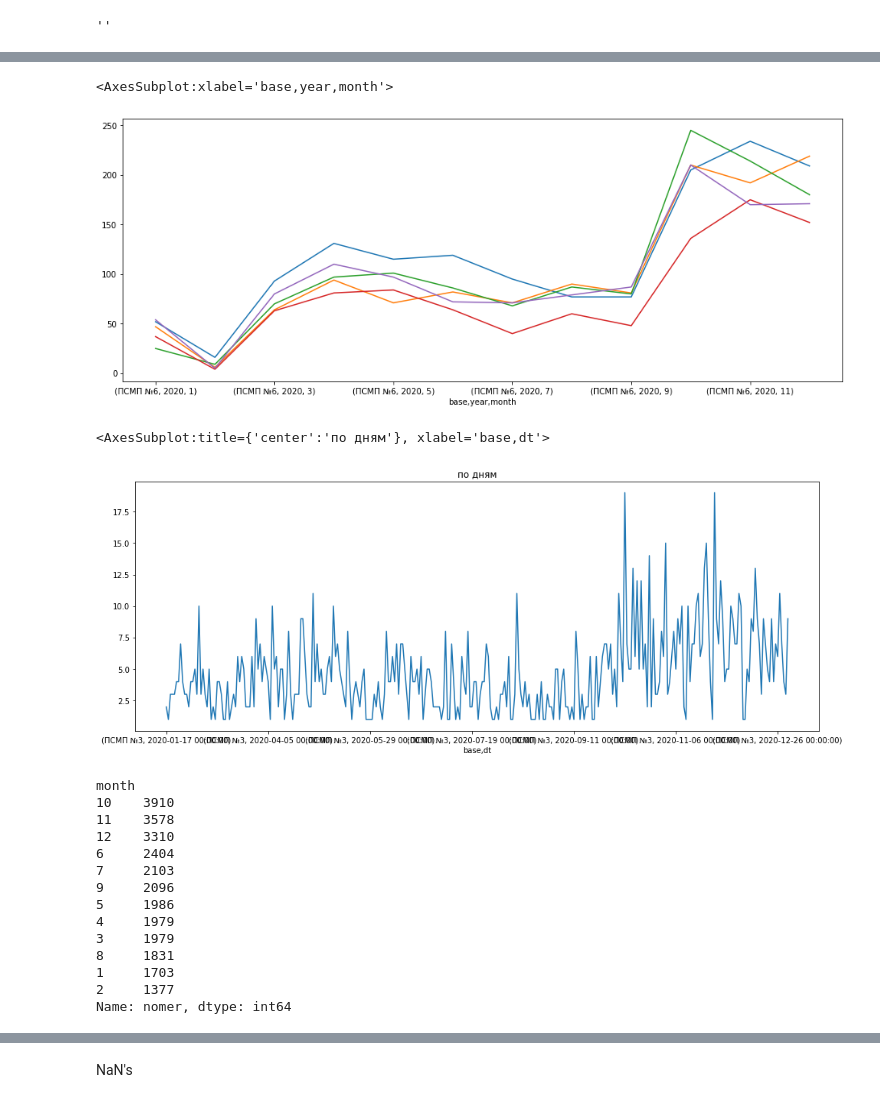
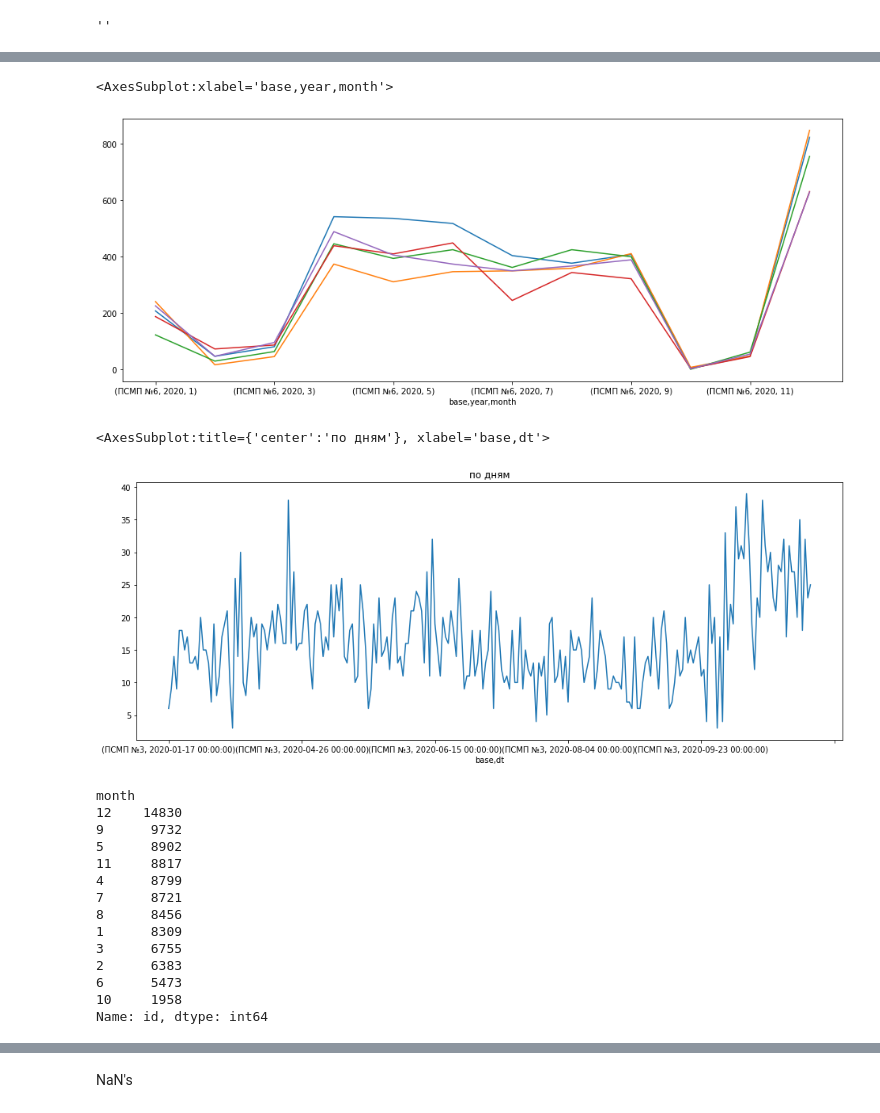
Before and after one commit to kasa10/Digital_Team_Ambulance, a Jupyter notebook: EDA and FE.ipynb, the cells around one changed output, grey strips where cells are left out. Saved outputs shown, nothing was run; the diff lists cells and outputs as text; code cells hidden in the pictures.

Commit message:
add new data delete old

```diff
--- a/EDA and FE.ipynb
+++ b/EDA and FE.ipynb
@@ -8,7 +8,7 @@ pd.set_option('display.max_columns', None)
 
 # from catboost import CatBoostRegressor, Pool
 # %%
-all_data = pd.read_csv('./data/final_2022.csv') # ПЕРВАЯ ВЕРСИЯ ДАННЫХ
+all_data = pd.read_csv('./data/final_2022_125.csv')
 # %%
 all_data.info()
 # %% [output]
@@ -57,14 +54,14 @@ all_data.head(20)
 # %%
 all_data['dt'] = pd.to_datetime(all_data['dt'])
 
-all_data['nomer1'] = pd.to_numeric(all_data['nomer'].str.split('(').str[0], errors='coerce')
-all_data['nomer2'] = pd.to_numeric(all_data['nomer'].str.split('(').str[1].str.replace(')', ''), errors='coerce')
-all_data['age'] = pd.to_numeric(all_data['age'].str.split().str[0], errors='coerce')
+all_data['nomer1'] = pd.to_numeric(all_data['id'].str.split('(').str[0], errors='coerce')
+all_data['nomer2'] = pd.to_numeric(all_data['id'].str.split('(').str[1].str.replace(')', ''), errors='coerce')
+# all_data['age'] = pd.to_numeric(all_data['age'].str.split().str[0], errors='coerce')
 
 all_data['first'] = pd.to_datetime(all_data['first'], errors='coerce')
 all_data['last'] = pd.to_datetime(all_data['last'], errors='coerce')
 all_data['time_exp'] =  all_data['last'] - all_data['first']
-all_data['hour'] = all_data['first'].dt.hour
+# all_data['hour'] = all_data['first'].dt.hour
 
 all_data['first'] = pd.to_datetime(all_data['first'],format= '%H:%M:%S' ).dt.time
 all_data['last'] = pd.to_datetime(all_data['last'],format= '%H:%M:%S' ).dt.time
@@ -158,9 +160,9 @@ all_data['base'].value_counts()
 ''
 # %%
 all_data['year'] = all_data['dt'].dt.year
-all_data['month'] = all_data['dt'].dt.month
-all_data['week'] = all_data['dt'].dt.week
-all_data['dayofweek'] = all_data['dt'].dt.dayofweek
+# all_data['month'] = all_data['dt'].dt.month
+# all_data['week'] = all_data['dt'].dt.week
+# all_data['dayofweek'] = all_data['dt'].dt.dayofweek
 all_data['date_time'] = pd.to_datetime(all_data['dt'].astype(str)+' '+all_data['first'].astype(str))
 # %%
 from datetime import date
@@ -179,34 +212,34 @@ all_data[all_data.base=='ПСМП №3'].groupby(['base' ,'year', 'month'])['nom
 # %%
 plt.figure(figsize=(16, 6))
-all_data[(all_data.base=='ПСМП №3') & (all_data.year==2020)].groupby(['base' ,'year', 'month'])['nomer'].count().plot()
-all_data[(all_data.base=='ПСМП №7') & (all_data.year==2020)].groupby(['base' ,'year', 'month'])['nomer'].count().plot()
-all_data[(all_data.base=='ПСМП №5') & (all_data.year==2020)].groupby(['base' ,'year', 'month'])['nomer'].count().plot()
-all_data[(all_data.base=='ПСМП №1') & (all_data.year==2020)].groupby(['base' ,'year', 'month'])['nomer'].count().plot()
-all_data[(all_data.base=='ПСМП №6') & (all_data.year==2020)].groupby(['base' ,'year', 'month'])['nomer'].count().plot()
+all_data[(all_data.base=='ПСМП №3') & (all_data.year==2020)].groupby(['base' ,'year', 'month'])['id'].count().plot()
+all_data[(all_data.base=='ПСМП №7') & (all_data.year==2020)].groupby(['base' ,'year', 'month'])['id'].count().plot()
+all_data[(all_data.base=='ПСМП №5') & (all_data.year==2020)].groupby(['base' ,'year', 'month'])['id'].count().plot()
+all_data[(all_data.base=='ПСМП №1') & (all_data.year==2020)].groupby(['base' ,'year', 'month'])['id'].count().plot()
+all_data[(all_data.base=='ПСМП №6') & (all_data.year==2020)].groupby(['base' ,'year', 'month'])['id'].count().plot()
 # %% [output]
 <AxesSubplot:xlabel='base,year,month'>
-[figure, old version]
+[figure, new version]
 # %%
 plt.figure(figsize=(16, 6))
-all_data[(all_data.base=='ПСМП №3') & (all_data.year==2020)].groupby(['base' ,'dt'])['nomer'].count().plot(title="по дням")
+all_data[(all_data.base=='ПСМП №3') & (all_data.year==2020)].groupby(['base' ,'dt'])['id'].count().plot(title="по дням")
 # %% [output]
 <AxesSubplot:title={'center':'по дням'}, xlabel='base,dt'>
-[figure, old version]
+[figure, new version]
 # %%
-all_data[all_data.year != 2022].groupby(['month'])['nomer'].count().sort_values(ascending=False) # Вызовы по месяцам
+all_data[all_data.year != 2022].groupby(['month'])['id'].count().sort_values(ascending=False) # Вызовы по месяцам
 # %% [output]
 month
-10    3910
-11    3578
-12    3310
-6     2404
-7     2103
-9     2096
-5     1986
-4     1979
-3     1979
-8     1831
-1     1703
-2     1377
-Name: nomer, dtype: int64
+12    14830
+9      9732
+5      8902
+11     8817
+4      8799
+7      8721
+8      8456
+1      8309
+3      6755
+2      6383
+6      5473
+10     1958
+Name: id, dtype: int64
 # %%
```
Also changed, not shown: parts of 23 cells of this notebook, 3 other files.
